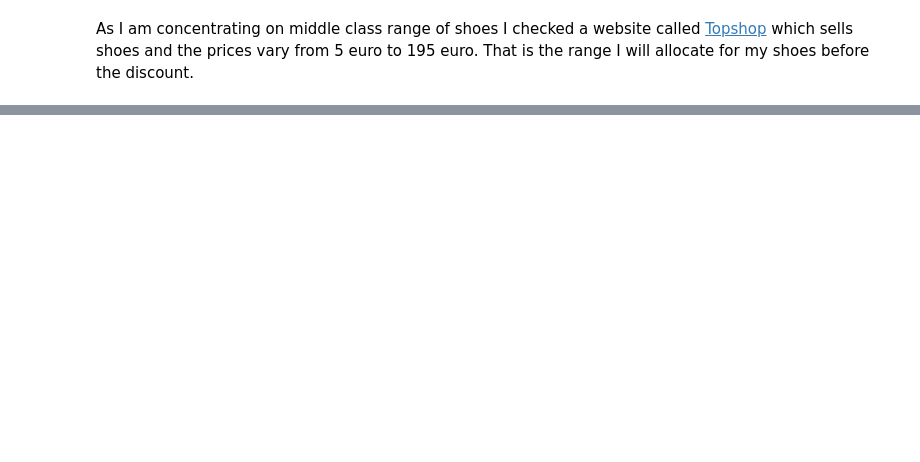
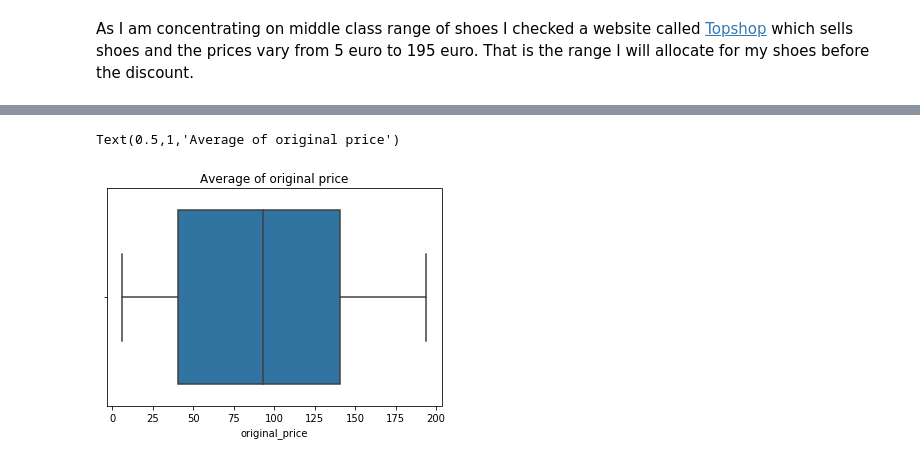
Before and after one commit to MartynaMisk/ProgrammingProject, a Jupyter notebook: RealworldPhenomenon.ipynb, the cells around one changed output, grey strips where cells are left out. Saved outputs shown, nothing was run; the diff lists cells and outputs as text; code cells hidden in the pictures; blank space fills up the shorter version.

```diff
--- a/RealworldPhenomenon.ipynb
+++ b/RealworldPhenomenon.ipynb
@@ -379,0 +310,7 @@ data[data.shoe_size >=40]
+# %%
+#Here we can just see the boxplot of the original price
+sns.boxplot(x=data["original_price"])
+plt.title('Average of original price')
+# %% [output]
+Text(0.5,1,'Average of original price')
+[figure, added]
```
Also changed, not shown: parts of 57 cells of this notebook.
